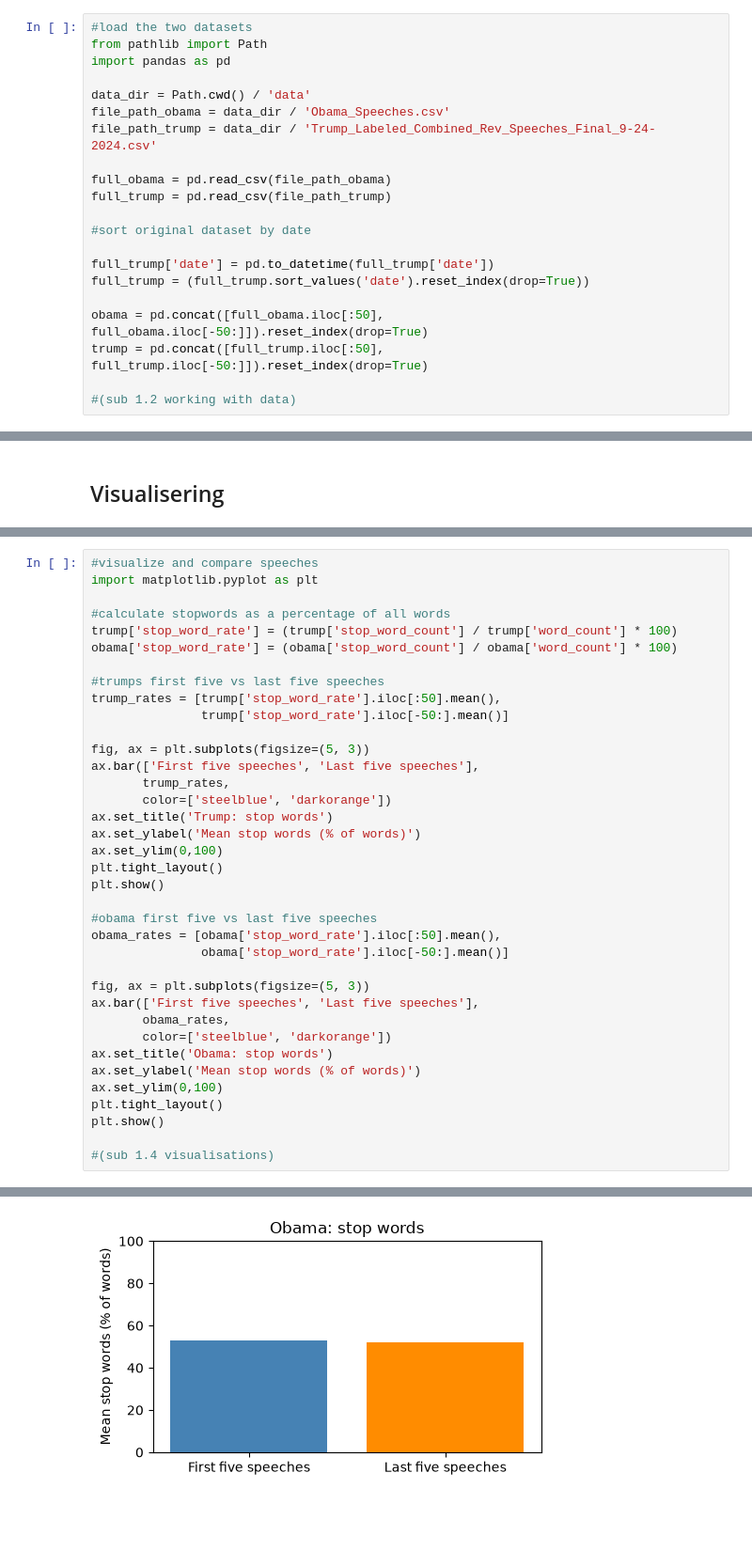
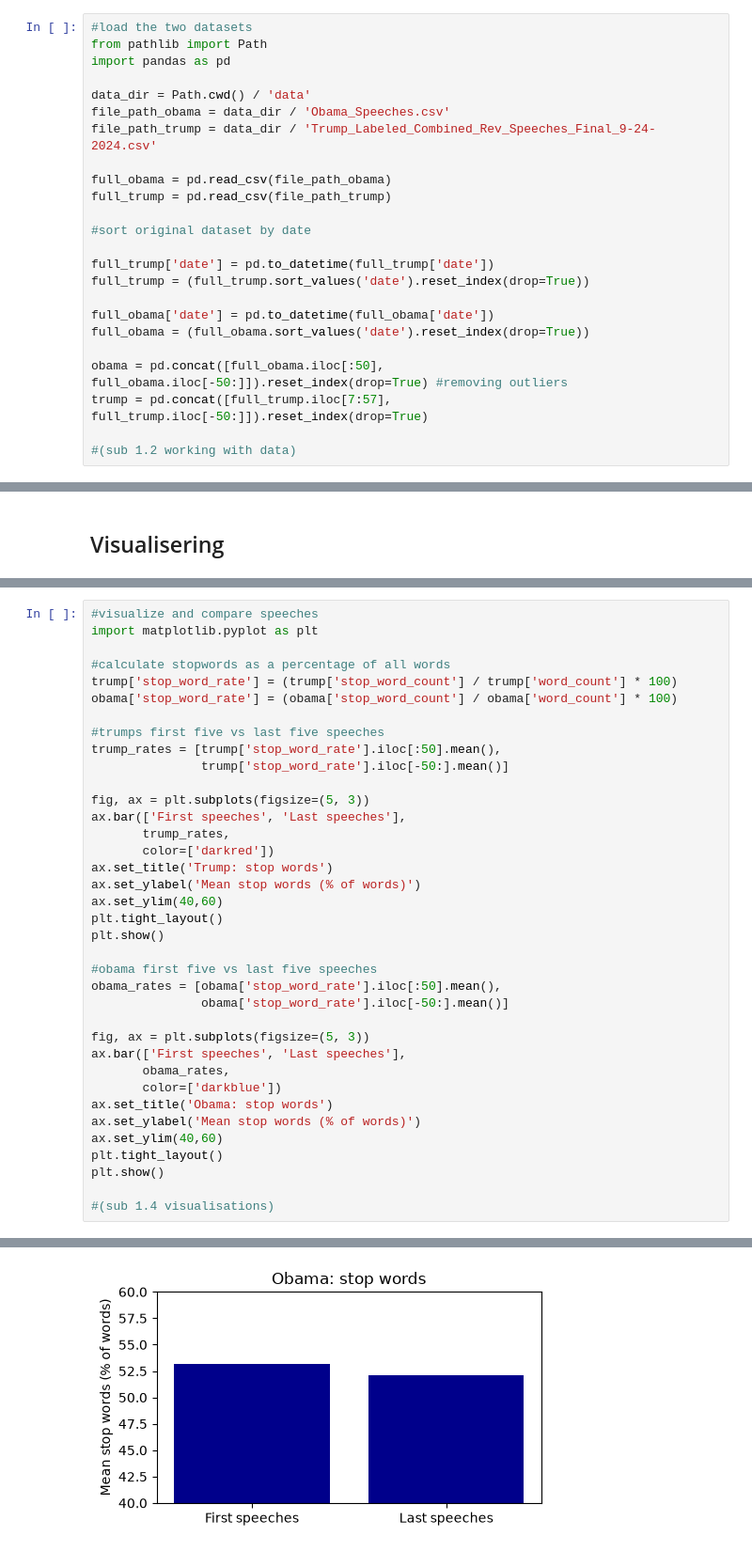
Before and after one commit to howlou/Trump-shit, a Jupyter notebook: Comparison_NLP.ipynb, the cells around one changed output, grey strips where cells are left out. Shown at 94% size. Drawn from its saved outputs; the diff is of its cells as text; blank space fills up the shorter version.

```diff
--- a/Comparison_NLP.ipynb
+++ b/Comparison_NLP.ipynb
@@ -15,8 +15,11 @@ full_trump = pd.read_csv(file_path_trump)
 full_trump['date'] = pd.to_datetime(full_trump['date'])
 full_trump = (full_trump.sort_values('date').reset_index(drop=True))
 
-obama = pd.concat([full_obama.iloc[:50], full_obama.iloc[-50:]]).reset_index(drop=True)
-trump = pd.concat([full_trump.iloc[:50], full_trump.iloc[-50:]]).reset_index(drop=True)
+full_obama['date'] = pd.to_datetime(full_obama['date'])
+full_obama = (full_obama.sort_values('date').reset_index(drop=True))
+
+obama = pd.concat([full_obama.iloc[:50], full_obama.iloc[-50:]]).reset_index(drop=True) #removing outliers
+trump = pd.concat([full_trump.iloc[7:57], full_trump.iloc[-50:]]).reset_index(drop=True)
 
 #(sub 1.2 working with data)
 # %%
@@ -100,12 +90,12 @@ trump_rates = [trump['stop_word_rate'].iloc[:50].mean(),
                trump['stop_word_rate'].iloc[-50:].mean()]
 
 fig, ax = plt.subplots(figsize=(5, 3))
-ax.bar(['First five speeches', 'Last five speeches'],
+ax.bar(['First speeches', 'Last speeches'],
        trump_rates,
-       color=['steelblue', 'darkorange'])
+       color=['darkred'])
 ax.set_title('Trump: stop words')
 ax.set_ylabel('Mean stop words (% of words)')
-ax.set_ylim(0,100)
+ax.set_ylim(40,60)
 plt.tight_layout()
 plt.show()
 
@@ -114,12 +104,12 @@ obama_rates = [obama['stop_word_rate'].iloc[:50].mean(),
                obama['stop_word_rate'].iloc[-50:].mean()]
 
 fig, ax = plt.subplots(figsize=(5, 3))
-ax.bar(['First five speeches', 'Last five speeches'],
+ax.bar(['First speeches', 'Last speeches'],
        obama_rates,
-       color=['steelblue', 'darkorange'])
+       color=['darkblue'])
 ax.set_title('Obama: stop words')
 ax.set_ylabel('Mean stop words (% of words)')
-ax.set_ylim(0,100)
+ax.set_ylim(40,60)
 plt.tight_layout()
 plt.show()
 
@@ -129 +119 @@ plt.show()
-[figure, old version]
+[figure, new version]
```
Also changed, not shown: parts of 9 cells of this notebook.
